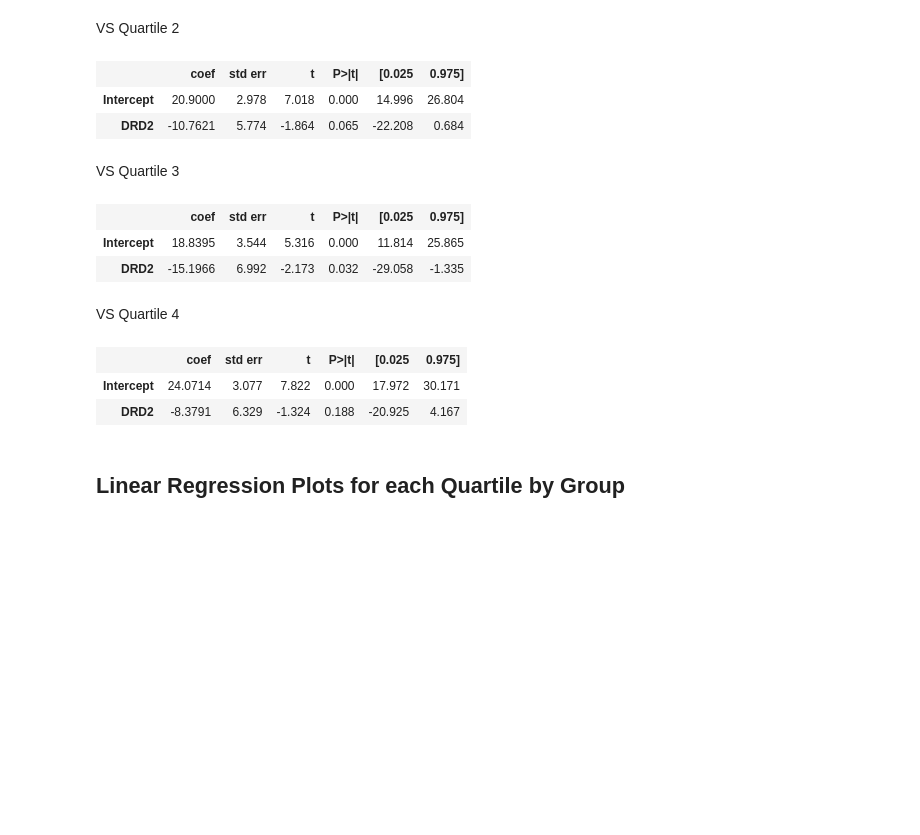
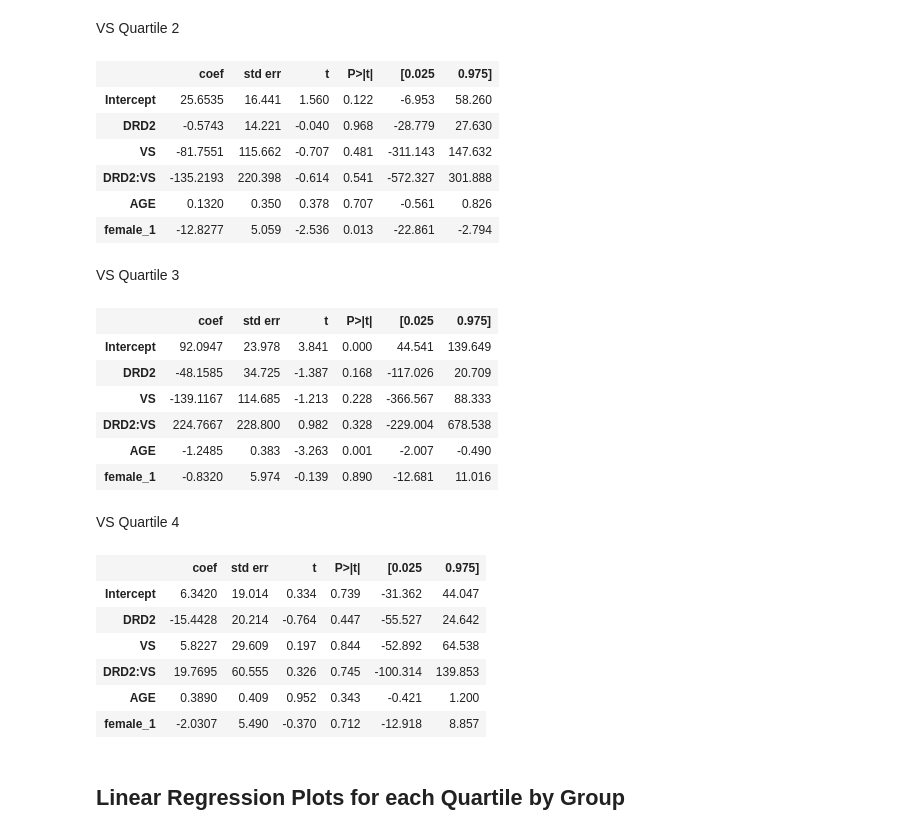
Before and after one commit to cbanuelos/DRD2_Abnormal_Learning, a Jupyter notebook: DataAnalysis_Condensed.ipynb, the cells around one changed output. Drawn from its saved outputs; the diff is of its cells as text; code cells hidden in the pictures; blank space fills up the shorter version.

```diff
--- a/DataAnalysis_Condensed.ipynb
+++ b/DataAnalysis_Condensed.ipynb
@@ -54,12 +39,12 @@ data['female_1'] = data['female_1'].astype(int)
 IGT_data['DRD2'] = IGT_data['DRD2'].astype(int)
 
 # Changing DRD2 data to category type
-data['DRD2_cat'] = pd.cut(data['DRD2'], range(-1,2,1), labels=['-141C Ins/Del Carrier', 'Non-Carrier'])
+data['DRD2_cat'] = pd.cut(data['DRD2'], range(-1,2,1), labels=['Non-Carrier', '-141C Ins/Del Carrier'])
 data['DRD2_cat'] = data['DRD2_cat'].astype('object')
-IGT_data['DRD2_cat'] = pd.cut(IGT_data['DRD2'], range(-1,2,1), labels=['-141C Ins/Del Carrier', 'Non-Carrier'])
+IGT_data['DRD2_cat'] = pd.cut(IGT_data['DRD2'], range(-1,2,1), labels=['Non-Carrier', '-141C Ins/Del Carrier'])
 IGT_data['DRD2_cat'] = IGT_data['DRD2_cat'].astype('object')
 
 # Splitting data based on DRD2 polymorphism
-low = data[data['DRD2'] == 1] # Low D2 Receptors
-normal = data[data['DRD2'] == 0] # Normal D2 Receptors
+carrier = data[data['DRD2'] == 1] # Low D2 Receptors
+noncarrier = data[data['DRD2'] == 0] # Normal D2 Receptors
 # %% [markdown]
@@ -408,29 +455,44 @@ HTML(results_P_VS_1.summary().tables[1].as_html())
 # %% [markdown]
 VS Quartile 2
 # %%
-results_P_VS_2 = smf.ols(formula='P ~ DRD2',data=VS_data_2).fit()
-HTML(results_P_VS_2.summary().tables[1].as_html())
+VS_data_Q2 = VS_data[VS_data["QuantileRank"] == 1]
+results_P_VS_Q2 = smf.ols(formula='P ~ DRD2 + VS + DRD2*VS + AGE + female_1',data=VS_data_Q2).fit()
+HTML(results_P_VS_Q2.summary().tables[1].as_html())
 # %% [output]
 |  | coef | std err | t | P>|t| | [0.025 | 0.975] |
-| Intercept | 20.9000 | 2.978 | 7.018 | 0.000 | 14.996 | 26.804 |
-| DRD2 | -10.7621 | 5.774 | -1.864 | 0.065 | -22.208 | 0.684 |
+| Intercept | 25.6535 | 16.441 | 1.560 | 0.122 | -6.953 | 58.260 |
+| DRD2 | -0.5743 | 14.221 | -0.040 | 0.968 | -28.779 | 27.630 |
+| VS | -81.7551 | 115.662 | -0.707 | 0.481 | -311.143 | 147.632 |
+| DRD2:VS | -135.2193 | 220.398 | -0.614 | 0.541 | -572.327 | 301.888 |
+| AGE | 0.1320 | 0.350 | 0.378 | 0.707 | -0.561 | 0.826 |
+| female_1 | -12.8277 | 5.059 | -2.536 | 0.013 | -22.861 | -2.794 |
 # %% [markdown]
 VS Quartile 3
 # %%
-results_P_VS_3 = smf.ols(formula='P ~ DRD2',data=VS_data_3).fit()
-HTML(results_P_VS_3.summary().tables[1].as_html())
+VS_data_Q3 = VS_data[VS_data["QuantileRank"] == 2]
+results_P_VS_Q3 = smf.ols(formula='P ~ DRD2 + VS + DRD2*VS + AGE + female_1',data=VS_data_Q3).fit()
+HTML(results_P_VS_Q3.summary().tables[1].as_html())
 # %% [output]
 |  | coef | std err | t | P>|t| | [0.025 | 0.975] |
-| Intercept | 18.8395 | 3.544 | 5.316 | 0.000 | 11.814 | 25.865 |
-| DRD2 | -15.1966 | 6.992 | -2.173 | 0.032 | -29.058 | -1.335 |
+| Intercept | 92.0947 | 23.978 | 3.841 | 0.000 | 44.541 | 139.649 |
+| DRD2 | -48.1585 | 34.725 | -1.387 | 0.168 | -117.026 | 20.709 |
+| VS | -139.1167 | 114.685 | -1.213 | 0.228 | -366.567 | 88.333 |
+| DRD2:VS | 224.7667 | 228.800 | 0.982 | 0.328 | -229.004 | 678.538 |
+| AGE | -1.2485 | 0.383 | -3.263 | 0.001 | -2.007 | -0.490 |
+| female_1 | -0.8320 | 5.974 | -0.139 | 0.890 | -12.681 | 11.016 |
 # %% [markdown]
 VS Quartile 4
 # %%
-results_P_VS_4 = smf.ols(formula='P ~ DRD2',data=VS_data_4).fit()
-HTML(results_P_VS_4.summary().tables[1].as_html())
+VS_data_Q4 = VS_data[VS_data["QuantileRank"] == 3]
+results_P_VS_Q4 = smf.ols(formula='P ~ DRD2 + VS + DRD2*VS + AGE + female_1',data=VS_data_Q4).fit()
+HTML(results_P_VS_Q4.summary().tables[1].as_html())
 # %% [output]
 |  | coef | std err | t | P>|t| | [0.025 | 0.975] |
-| Intercept | 24.0714 | 3.077 | 7.822 | 0.000 | 17.972 | 30.171 |
-| DRD2 | -8.3791 | 6.329 | -1.324 | 0.188 | -20.925 | 4.167 |
+| Intercept | 6.3420 | 19.014 | 0.334 | 0.739 | -31.362 | 44.047 |
+| DRD2 | -15.4428 | 20.214 | -0.764 | 0.447 | -55.527 | 24.642 |
+| VS | 5.8227 | 29.609 | 0.197 | 0.844 | -52.892 | 64.538 |
+| DRD2:VS | 19.7695 | 60.555 | 0.326 | 0.745 | -100.314 | 139.853 |
+| AGE | 0.3890 | 0.409 | 0.952 | 0.343 | -0.421 | 1.200 |
+| female_1 | -2.0307 | 5.490 | -0.370 | 0.712 | -12.918 | 8.857 |
 # %% [markdown]
 ## Linear Regression Plots for each Quartile by Group
```
Also changed, not shown: parts of 60 cells of this notebook.
